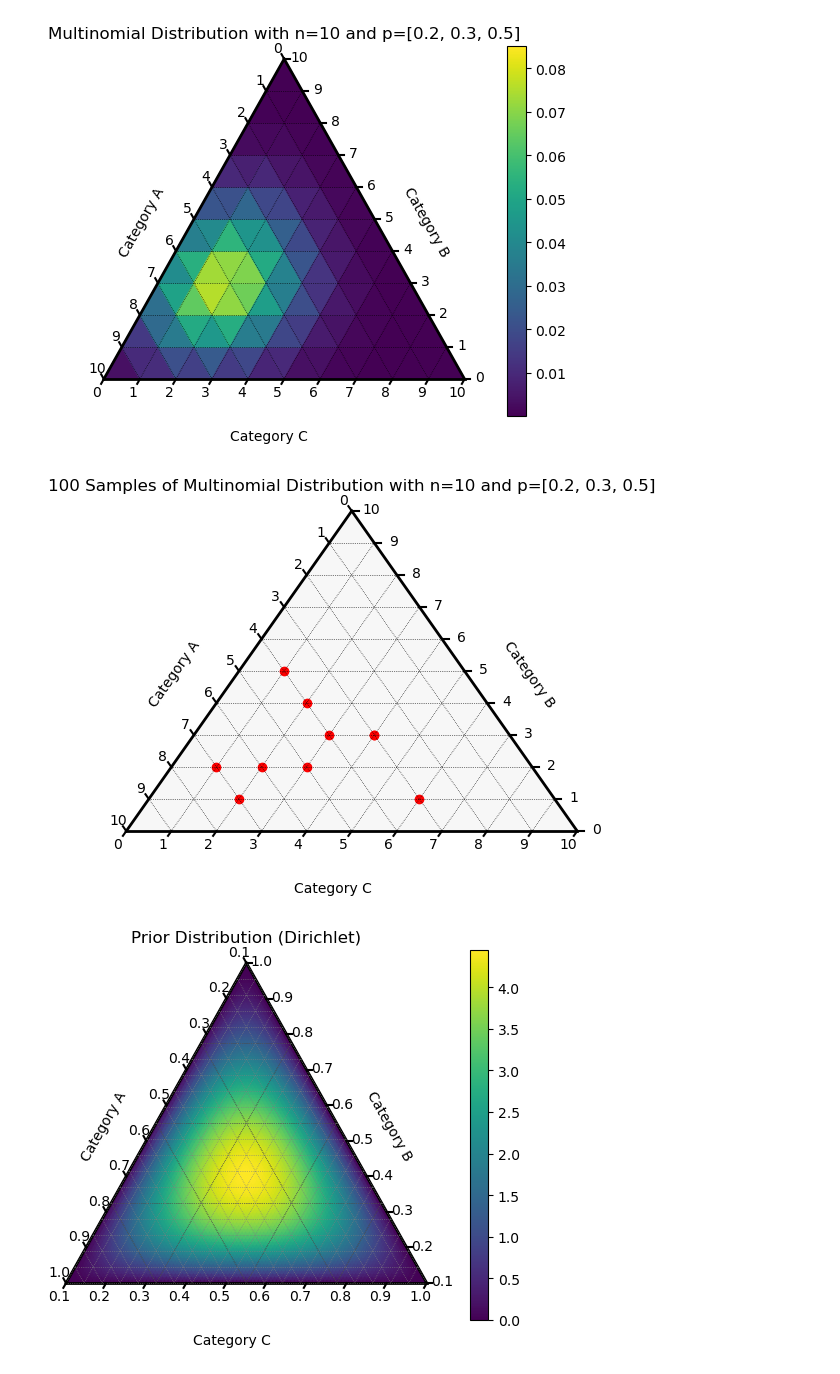
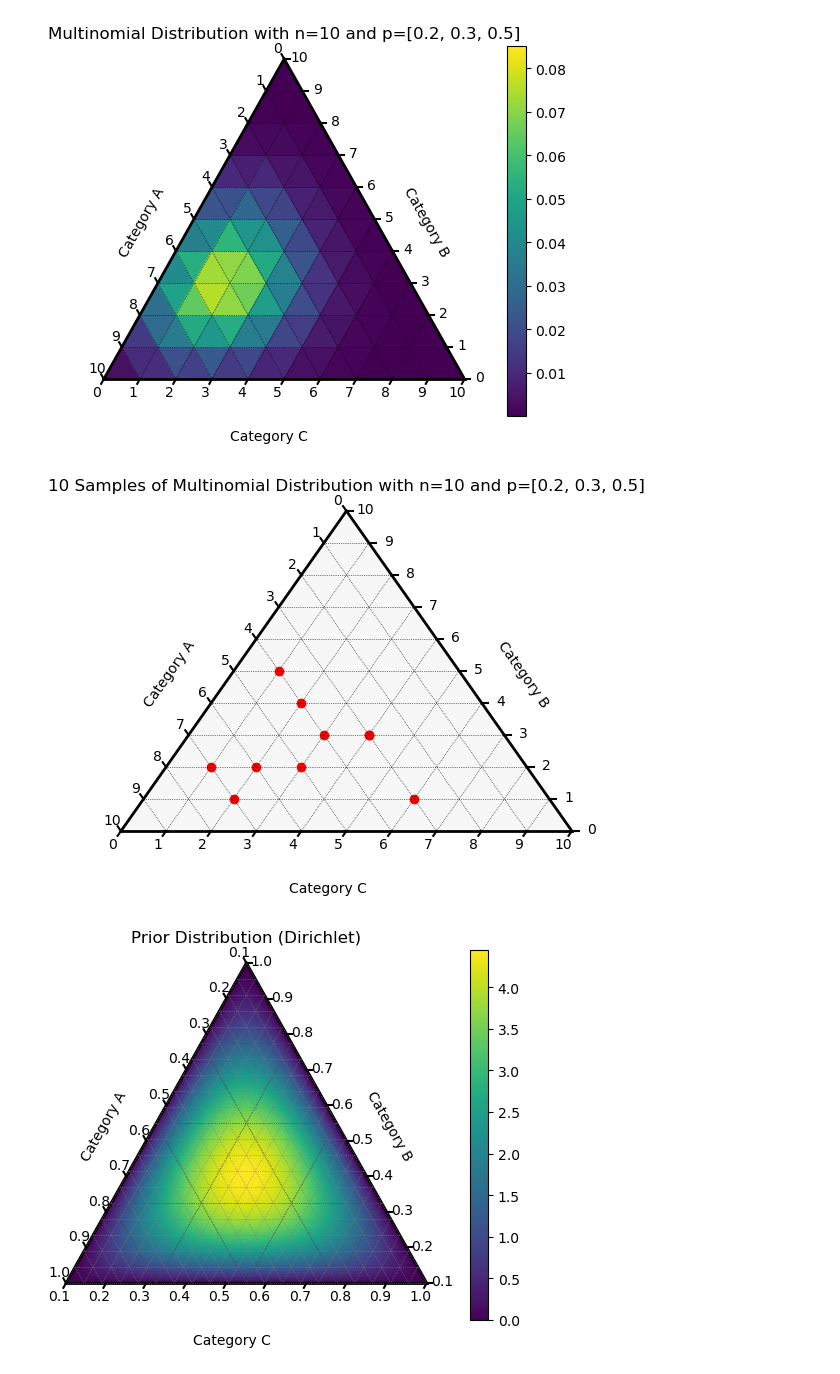
Before and after one commit to Stary54264/STA365-HW, a Jupyter notebook: HW1.ipynb, the cells around one changed output. Drawn from its saved outputs; the diff is of its cells as text; code cells hidden in the pictures.

```diff
--- a/HW1.ipynb
+++ b/HW1.ipynb
@@ -59,22 +84,22 @@ ternary.plt.show()
 # %%
 figure, tax = ternary.figure(scale=10)
 
 tax.boundary(linewidth=2)
 tax.gridlines(color="black", multiple=1)
 tax.clear_matplotlib_ticks()
 tax.get_axes().axis('off')
 
-tax.set_title("100 Samples of Multinomial Distribution with n=10 and p=[0.2, 0.3, 0.5]")
+tax.set_title("10 Samples of Multinomial Distribution with n=10 and p=[0.2, 0.3, 0.5]")
 tax.left_axis_label("Category A", offset=0.15)
 tax.right_axis_label("Category B", offset=0.15)
 tax.bottom_axis_label("Category C", offset=0.15)
 tax.ticks(axis='lbr', multiple=1, offset=0.015)
 
 tax.scatter(sample, color="red")
 
 ternary.plt.show()
 # %% [output]
-[figure, old version]
+[figure, new version]
 # %%
 prior = stats.dirichlet(alpha=[2, 2, 2])
 
```
Also changed, not shown: parts of 4 cells of this notebook, 1 other file.
